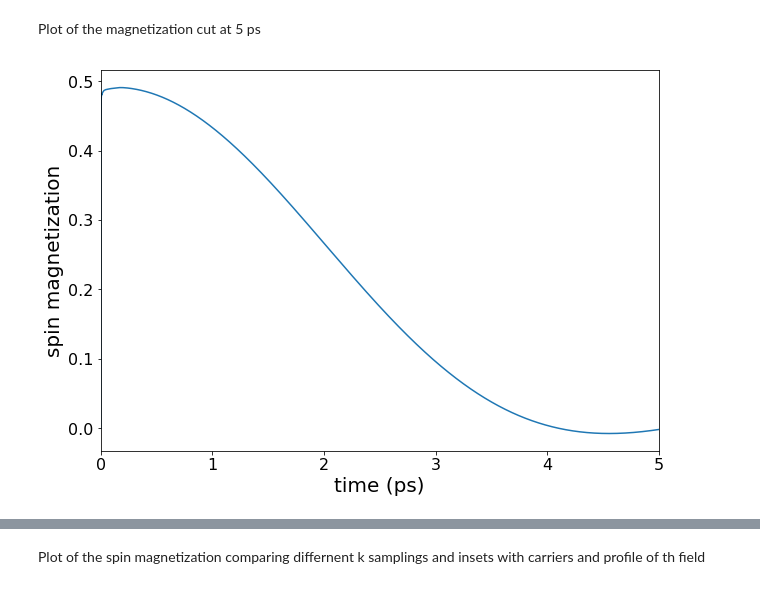
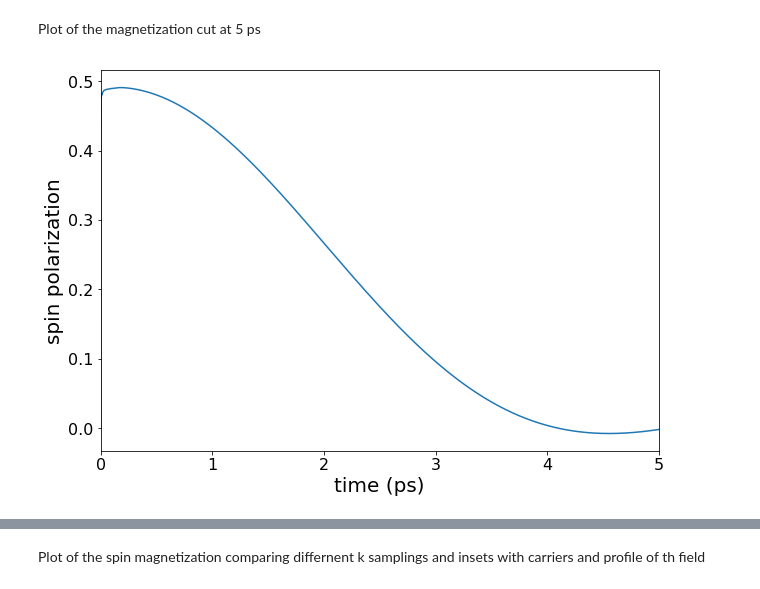
Before and after one commit to marcodalessandro76/Generation-and-decay-of-the-degree-of-spin-polarization-in-GaAs, a Jupyter notebook: ANALYSIS_Plots.ipynb, the cells around one changed output, grey strips where cells are left out. Saved outputs shown, nothing was run; the diff lists cells and outputs as text; code cells hidden in the pictures.

```diff
--- a/ANALYSIS_Plots.ipynb
+++ b/ANALYSIS_Plots.ipynb
@@ -449,18 +455,18 @@ Plot of the magnetization cut at 5 ps
 # %%
 label_size = 20
 
 time = spin_100['time']*1e-3 # in ps
 mz = spin_100['Mc_z']
 
 fig, ax1 = plt.subplots(figsize=(10, 7))
 ax1.plot(time,mz,label='mz')
 ax1.set_xlabel('time (ps)',size=label_size)
-ax1.set_ylabel('spin magnetization',size=label_size)
+ax1.set_ylabel('spin polarization',size=label_size)
 ax1.tick_params(axis='both', which='major', labelsize=16)
 ax1.set_xlim(0,5)
 #ax1.legend(fontsize=label_size)
 
-plt.savefig(fname='mz.eps',format='eps',bbox_inches = "tight")
+#plt.savefig(fname='mz.eps',format='eps',bbox_inches = "tight")
 plt.show()
 # %% [output]
-[figure, old version]
+[figure, new version]
```
Also changed, not shown: parts of 6 cells of this notebook, 2 other files.
